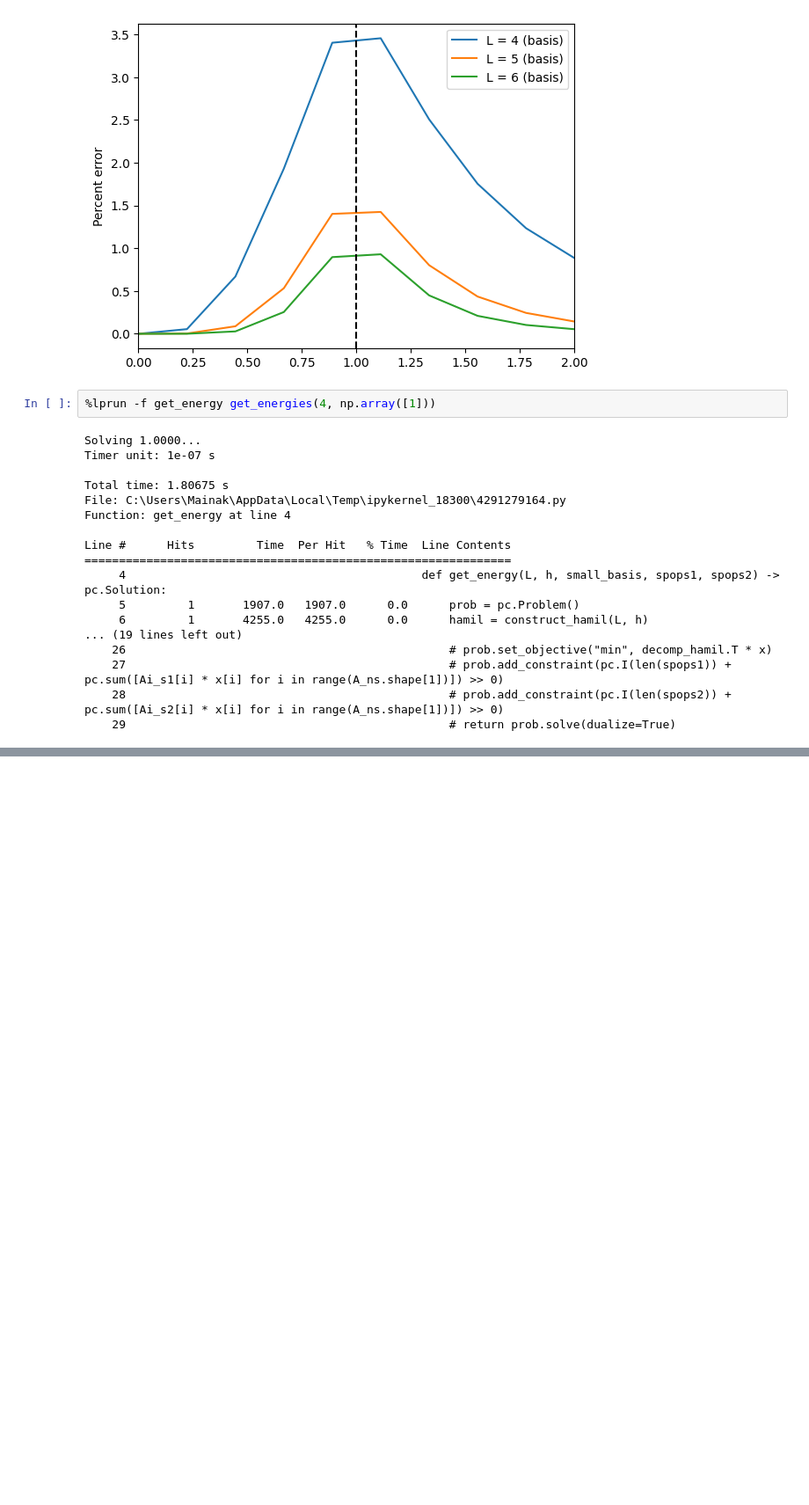
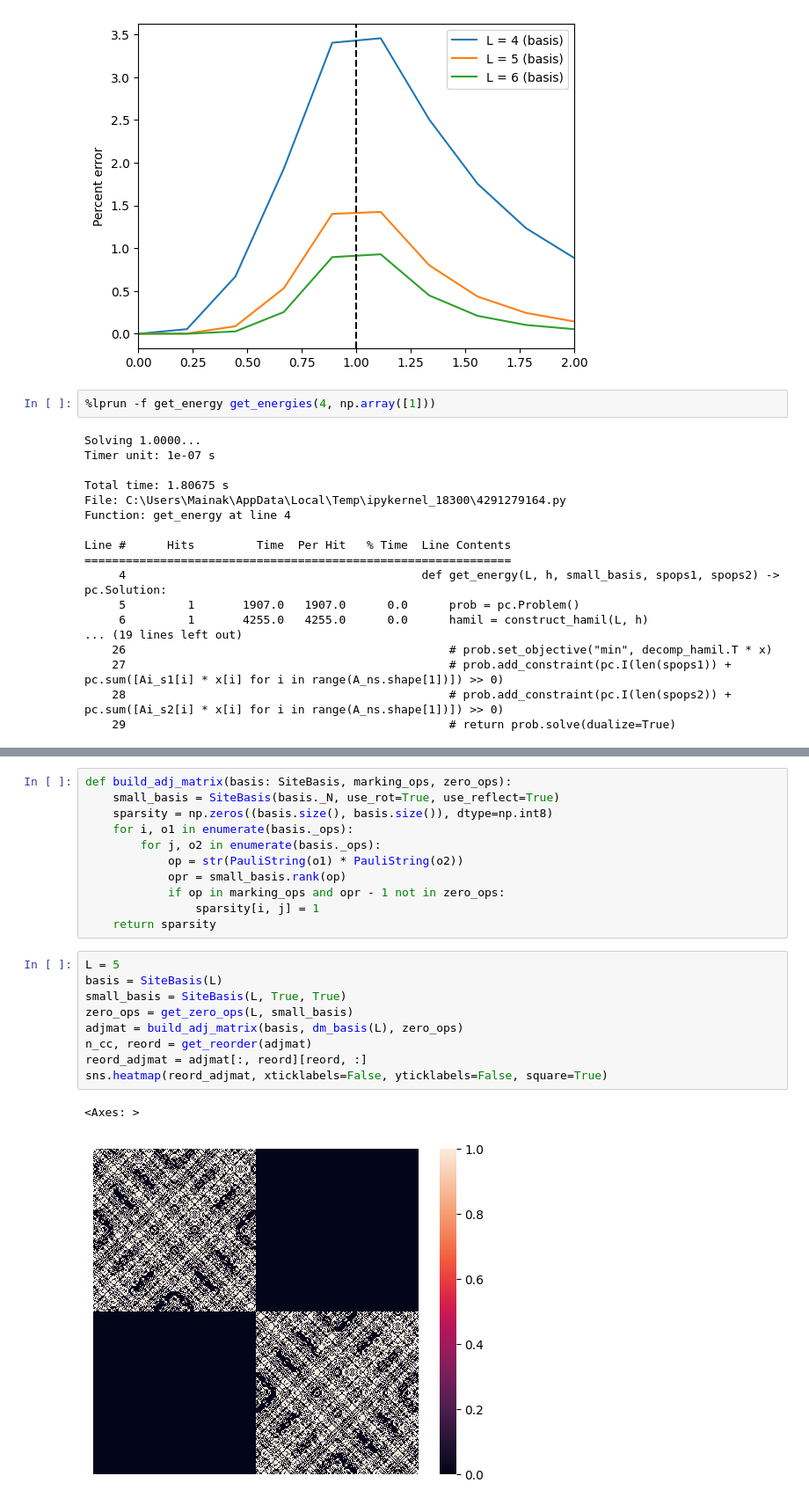
Before and after one commit to Newtech66/mtp-matrix-bootstrap, a Jupyter notebook: ising/ising-basis-reduction-experiments.ipynb, the cells around one changed output, grey strips where cells are left out. Shown at 88% size. Saved outputs shown, nothing was run; the diff lists cells and outputs as text; blank space fills up the shorter version.

```diff
--- a/ising/ising-basis-reduction-experiments.ipynb
+++ b/ising/ising-basis-reduction-experiments.ipynb
@@ -563,0 +732,23 @@ Line #      Hits         Time  Per Hit   % Time  Line Contents
+# %%
+def build_adj_matrix(basis: SiteBasis, marking_ops, zero_ops):
+    small_basis = SiteBasis(basis._N, use_rot=True, use_reflect=True)
+    sparsity = np.zeros((basis.size(), basis.size()), dtype=np.int8)
+    for i, o1 in enumerate(basis._ops):
+        for j, o2 in enumerate(basis._ops):
+            op = str(PauliString(o1) * PauliString(o2))
+            opr = small_basis.rank(op)
+            if op in marking_ops and opr - 1 not in zero_ops:
+                sparsity[i, j] = 1
+    return sparsity
+# %%
+L = 5
+basis = SiteBasis(L)
+small_basis = SiteBasis(L, True, True)
+zero_ops = get_zero_ops(L, small_basis)
+adjmat = build_adj_matrix(basis, dm_basis(L), zero_ops)
+n_cc, reord = get_reorder(adjmat)
+reord_adjmat = adjmat[:, reord][reord, :]
+sns.heatmap(reord_adjmat, xticklabels=False, yticklabels=False, square=True)
+# %% [output]
+<Axes: >
+[figure, added]
```
Also changed, not shown: parts of 15 cells of this notebook, 5 other files.
